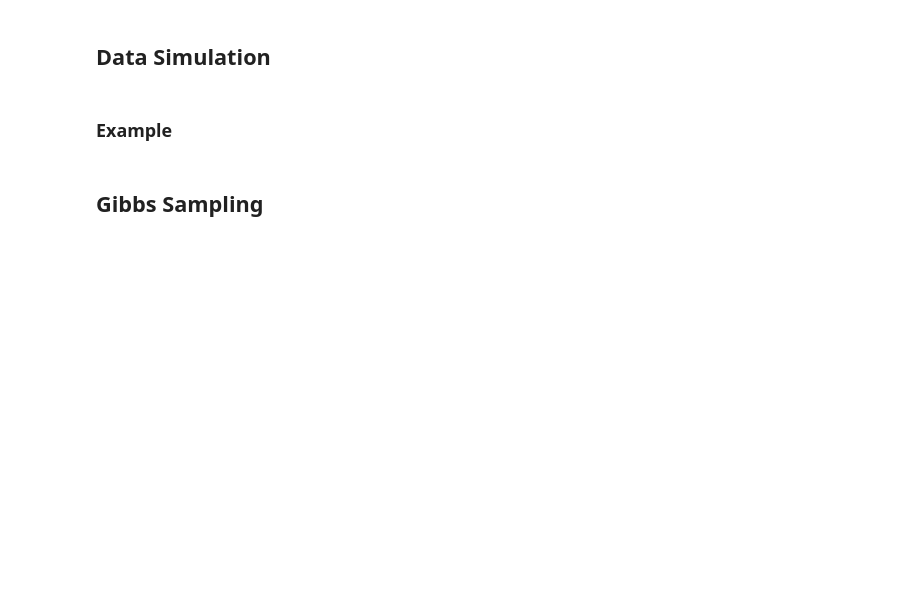
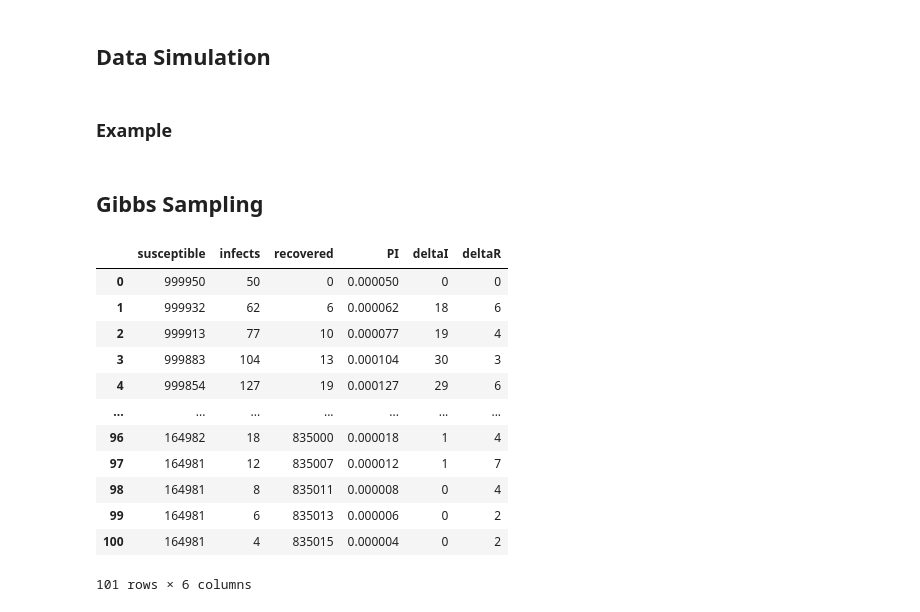
Before and after one commit to enlupi/SIR-Model-Change-Points, a Jupyter notebook: SIR.ipynb, the cells around one changed output. Saved outputs shown, nothing was run; the diff lists cells and outputs as text; code cells hidden in the pictures; blank space fills up the shorter version.

```diff
--- a/SIR.ipynb
+++ b/SIR.ipynb
@@ -98,12 +99,12 @@ Delta_I, Delta_R, S, I, R =  sim_dataset(chg_pt, scenarios, T, S0, I0, R0, n_dat
 # %% [markdown]
 ## Gibbs Sampling
 # %%
-S_obs = S[0,0]
-I_obs = I[0,0]
-R_obs = R[0,0]
+S_obs = np.concatenate(([S0],S[0,0]))
+I_obs = np.concatenate(([I0],I[0,0]))
+R_obs = np.concatenate(([R0],R[0,0]))
 PI_obs = I_obs/N
-N_infect_obs = Delta_I[0,0]
-N_recovery_obs = Delta_R[0,0]
+N_infect_obs = np.concatenate(([0],Delta_I[0,0]))
+N_recovery_obs = np.concatenate(([0],Delta_R[0,0]))
 
 data = pd.DataFrame({
         'susceptible': S_obs,
@@ -113,4 +114,20 @@ data = pd.DataFrame({
         'deltaI': N_infect_obs,
         'deltaR': N_recovery_obs
     })
+# %%
+data
+# %% [output]
+|  | susceptible | infects | recovered | PI | deltaI | deltaR |
+| 0 | 999950 | 50 | 0 | 0.000050 | 0 | 0 |
+| 1 | 999932 | 62 | 6 | 0.000062 | 18 | 6 |
+| 2 | 999913 | 77 | 10 | 0.000077 | 19 | 4 |
+| 3 | 999883 | 104 | 13 | 0.000104 | 30 | 3 |
+| 4 | 999854 | 127 | 19 | 0.000127 | 29 | 6 |
+| ... | ... | ... | ... | ... | ... | ... |
+| 96 | 164982 | 18 | 835000 | 0.000018 | 1 | 4 |
+| 97 | 164981 | 12 | 835007 | 0.000012 | 1 | 7 |
+| 98 | 164981 | 8 | 835011 | 0.000008 | 0 | 4 |
+| 99 | 164981 | 6 | 835013 | 0.000006 | 0 | 2 |
+| 100 | 164981 | 4 | 835015 | 0.000004 | 0 | 2 |
+101 rows × 6 columns
 # %%
```
Also changed, not shown: parts of 3 cells of this notebook.
